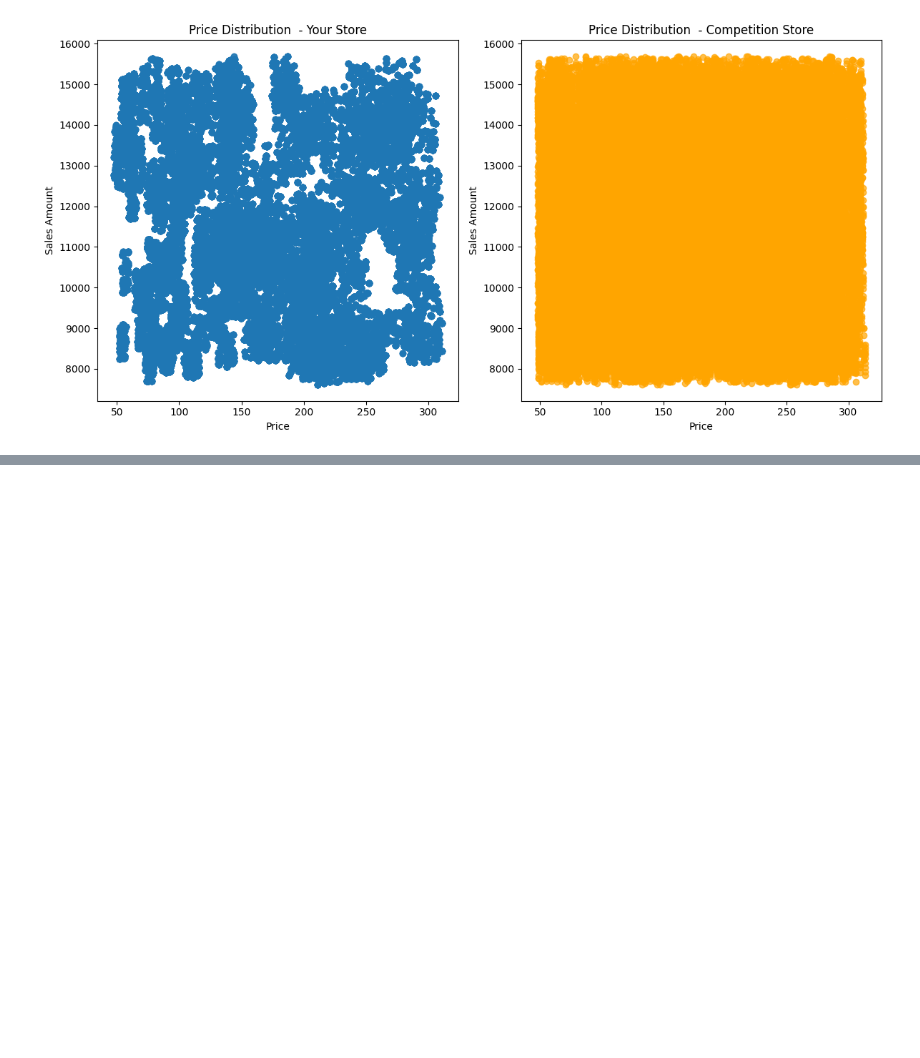
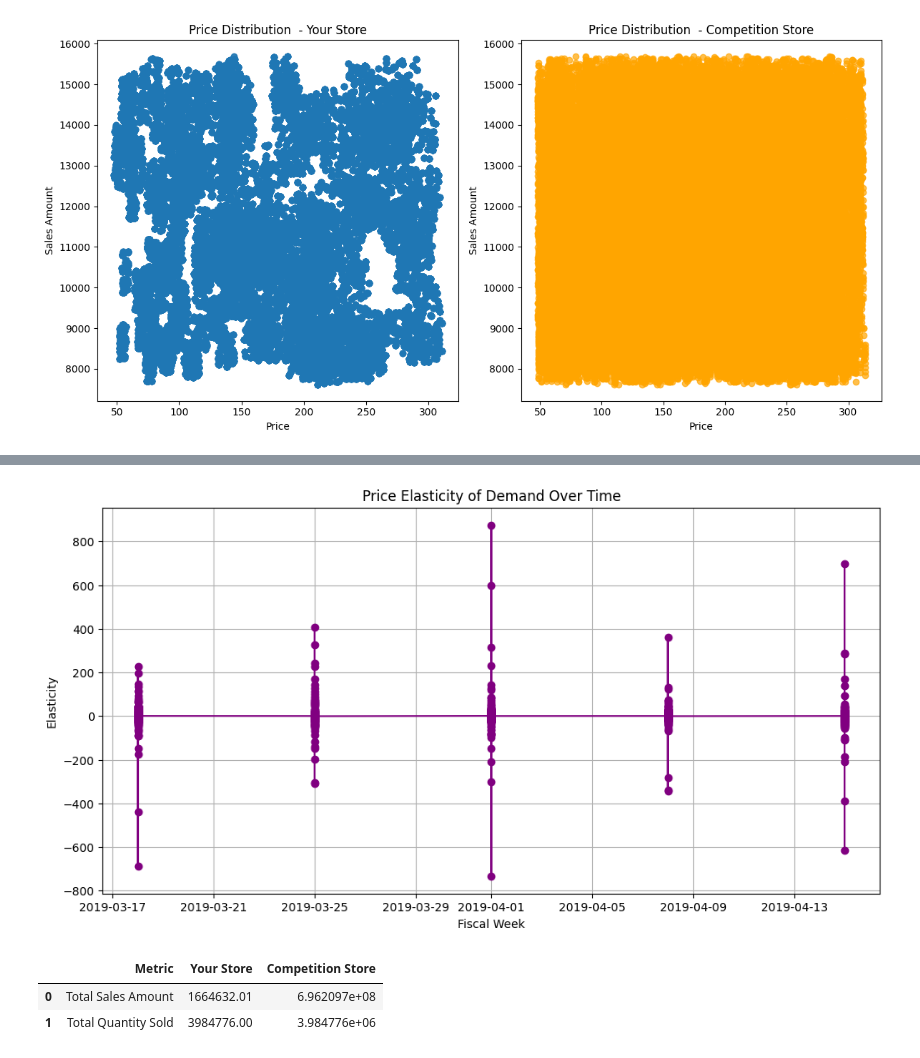
Before and after one commit to ayuri1512/Data-Science-Projects, a Jupyter notebook: price_optimization_case_study.ipynb, the cells around one changed output, grey strips where cells are left out. Saved outputs shown, nothing was run; the diff lists cells and outputs as text; code cells hidden in the pictures; blank space fills up the shorter version.

```diff
--- a/price_optimization_case_study.ipynb
+++ b/price_optimization_case_study.ipynb
@@ -121,0 +122,36 @@ TypeError: unsupported operand type(s) for +: 'DatetimeArray' and 'str'
+# %%
+df['price_change'] = df['Price'].pct_change()
+df['qty_change'] = df['Item_Quantity'].pct_change()
+
+df['elasticity'] = df['qty_change']/df['price_change']
+
+df.replace([float('inf'), -float('inf')], float('nan'), inplace = True)
+df.dropna(subset = ['elasticity'], inplace = True)
+
+plt.figure(figsize = (12, 6))
+plt.plot(df['Fiscal_Week_ID'], df['elasticity'], marker = 'o', linestyle = '-', color = 'purple')
+plt.xlabel('Fiscal Week')
+plt.ylabel('Elasticity')
+plt.title('Price Elasticity of Demand Over Time')
+plt.grid(True)
+plt.show()
+# %% [output]
+[figure, added]
+# %%
+total_sales_your_store = df['Price'].sum()
+total_sales_competition = (df['Competition_Price'] * df['Item_Quantity']).sum()
+
+total_qty_your_store = df['Item_Quantity'].sum()
+total_qty_competition = df['Item_Quantity'].sum()
+
+summary = pd.DataFrame({
+    'Metric' : ['Total Sales Amount' , 'Total Quantity Sold'],
+    'Your Store' : [total_sales_your_store, total_qty_your_store],
+    'Competition Store' : [total_sales_competition, total_qty_competition]
+})
+
+summary
+# %% [output]
+|  | Metric | Your Store | Competition Store |
+| 0 | Total Sales Amount | 1664632.01 | 6.962097e+08 |
+| 1 | Total Quantity Sold | 3984776.00 | 3.984776e+06 |
```
Also changed, not shown: parts of 10 cells of this notebook.
